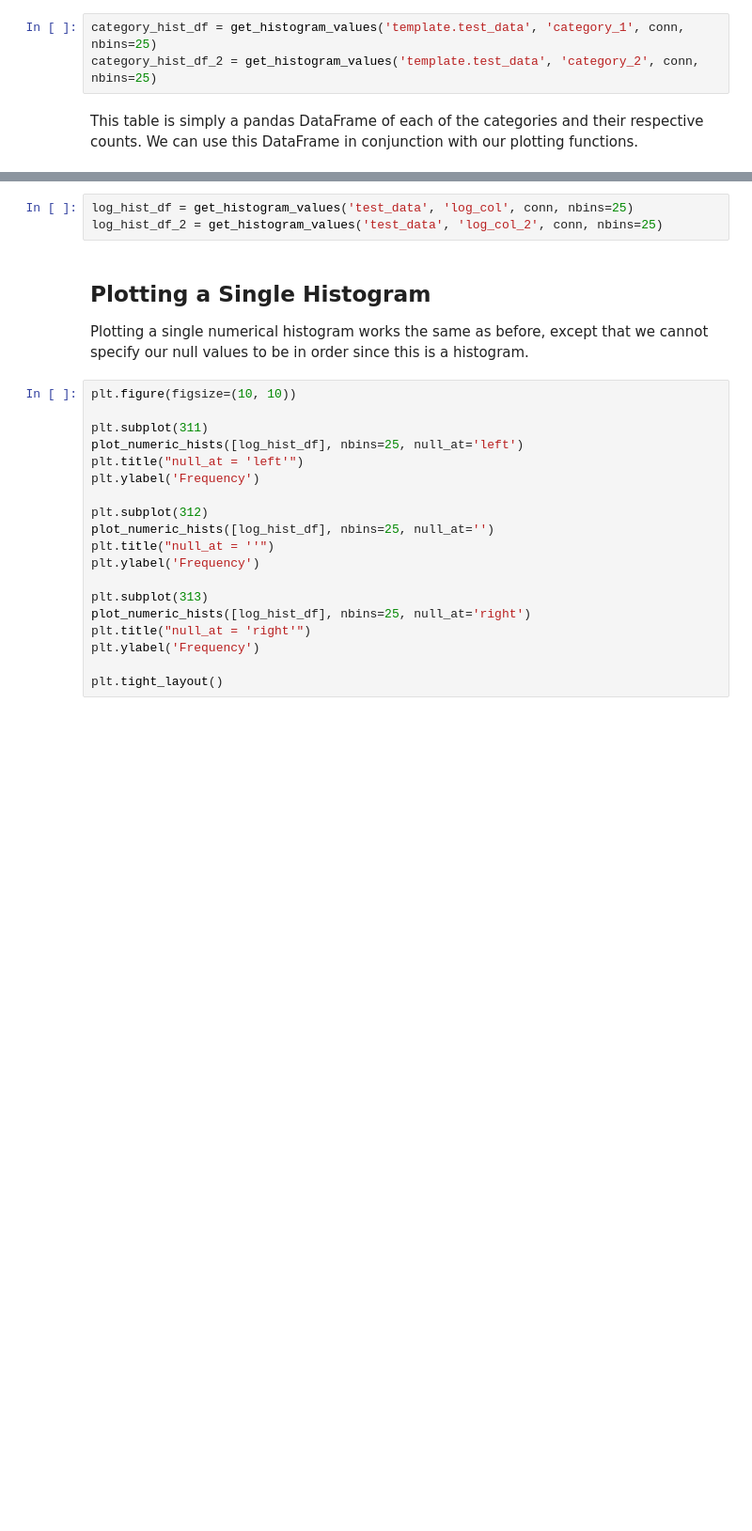
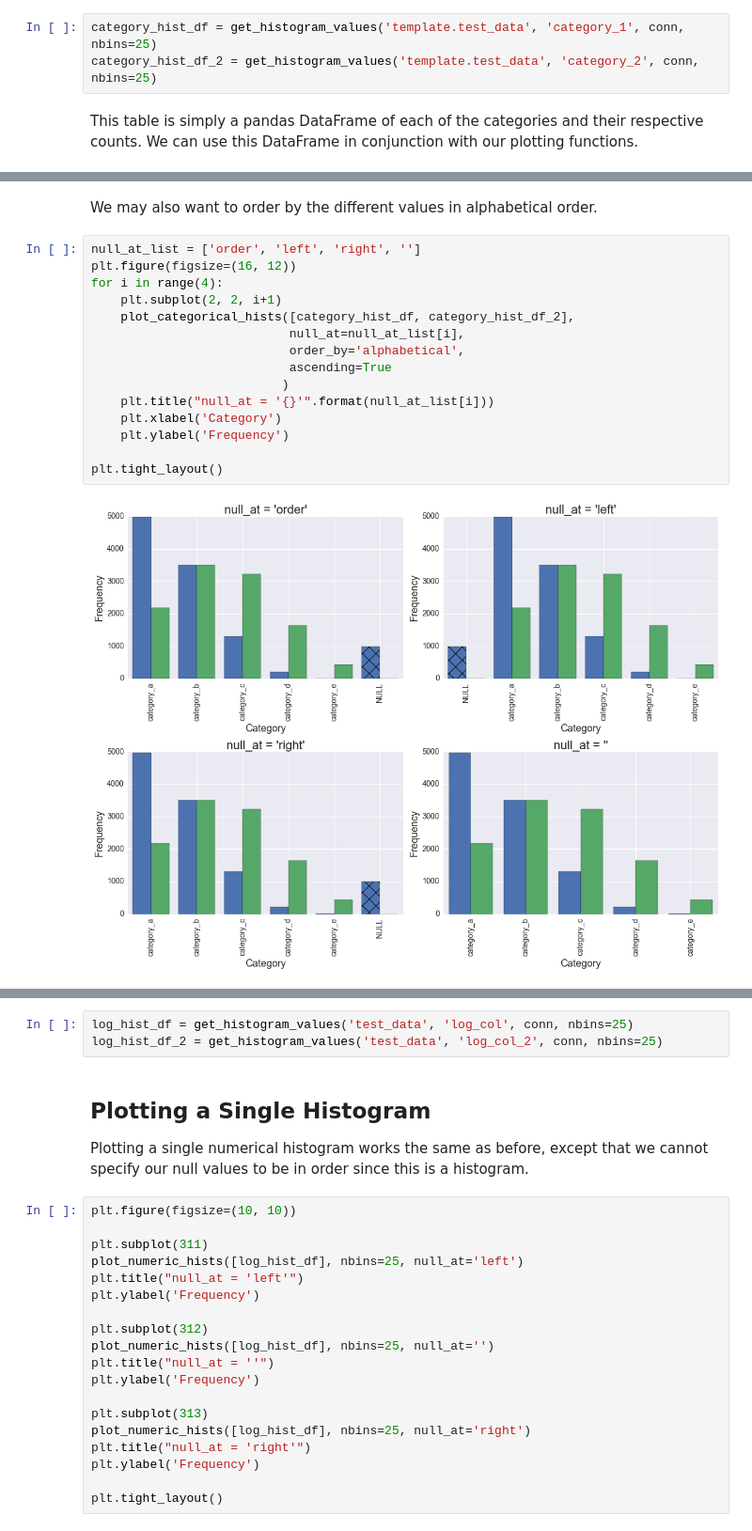
Before and after one commit to gregtam/jupyter-notebook-initializer, a Jupyter notebook: MPP Plotting.ipynb, the cells around one changed output, grey strips where cells are left out. Shown at 94% size. Saved outputs shown, nothing was run; the diff lists cells and outputs as text; blank space fills up the shorter version.

```diff
--- a/MPP Plotting.ipynb
+++ b/MPP Plotting.ipynb
@@ -315,2 +327,21 @@ plt.tight_layout()
+# %% [markdown]
+We may also want to order by the different values in alphabetical order.
+# %%
+null_at_list = ['order', 'left', 'right', '']
+plt.figure(figsize=(16, 12))
+for i in range(4):
+    plt.subplot(2, 2, i+1)
+    plot_categorical_hists([category_hist_df, category_hist_df_2],
+                           null_at=null_at_list[i],
+                           order_by='alphabetical',
+                           ascending=True
+                          )
+    plt.title("null_at = '{}'".format(null_at_list[i]))
+    plt.xlabel('Category')
+    plt.ylabel('Frequency')
+
+plt.tight_layout()
+# %% [output]
+[figure, added]
 # %% [markdown]
 # Plot the Numerical Histograms
```
Also changed, not shown: parts of 29 cells of this notebook, 8 other files.
